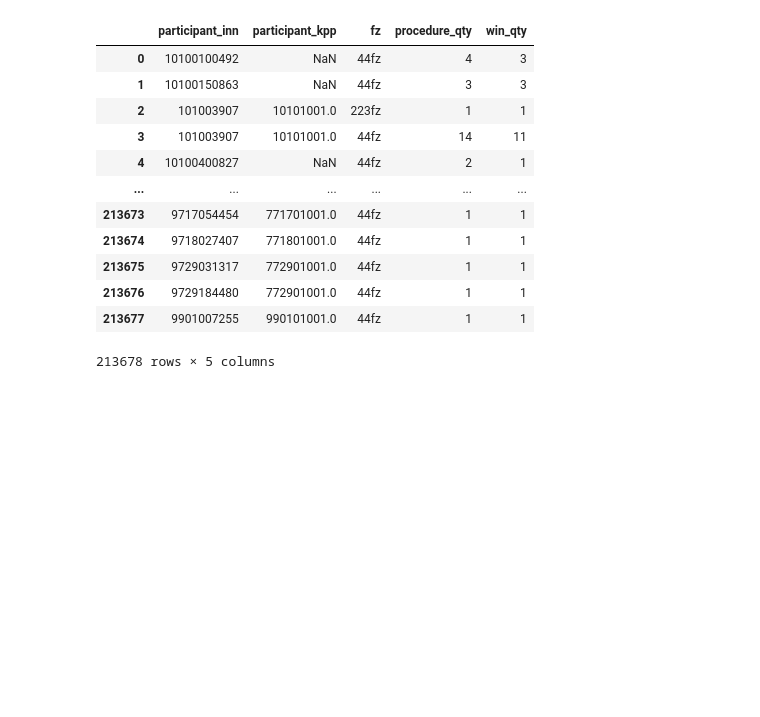
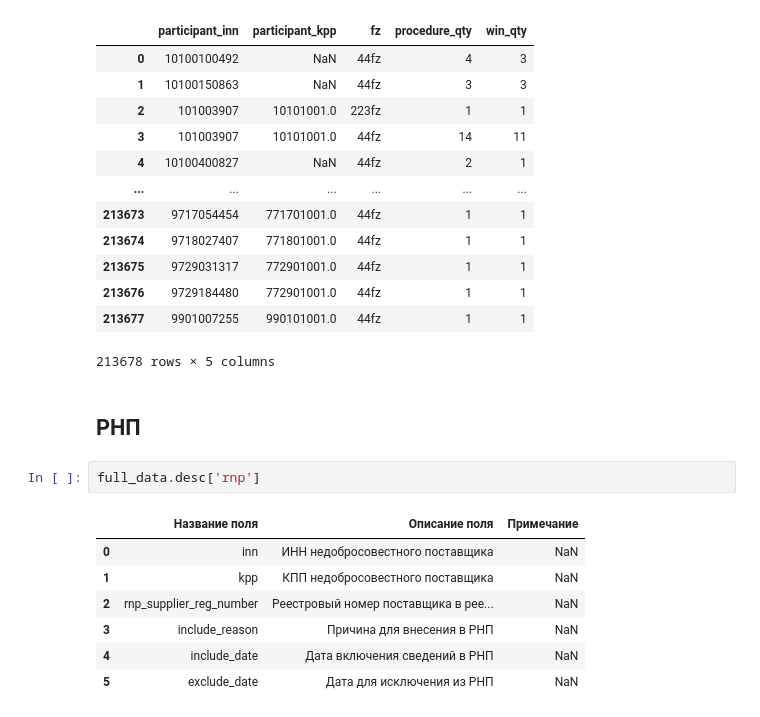
Before and after one commit to werserk/RLTHack, a Jupyter notebook: FirstLook.ipynb, the cells around one changed output. Cells and saved outputs as stored; diff of their text form; blank space fills up the shorter version.

```diff
--- a/FirstLook.ipynb
+++ b/FirstLook.ipynb
@@ -278,3 +278,15 @@ full_data.data['participation_statistic']
 | 213676 | 9729184480 | 772901001.0 | 44fz | 1 | 1 |
 | 213677 | 9901007255 | 990101001.0 | 44fz | 1 | 1 |
 213678 rows × 5 columns
+# %% [markdown]
+## РНП
+# %%
+full_data.desc['rnp']
+# %% [output]
+|  | Название поля | Описание поля | Примечание |
+| 0 | inn | ИНН недобросовестного поставщика | NaN |
+| 1 | kpp | КПП недобросовестного поставщика | NaN |
+| 2 | rnp_supplier_reg_number | Реестровый номер поставщика в рее... | NaN |
+| 3 | include_reason | Причина для внесения в РНП | NaN |
+| 4 | include_date | Дата включения сведений в РНП | NaN |
+| 5 | exclude_date | Дата для исключения из РНП | NaN |
```
Also changed, not shown: parts of 2 cells of this notebook.
